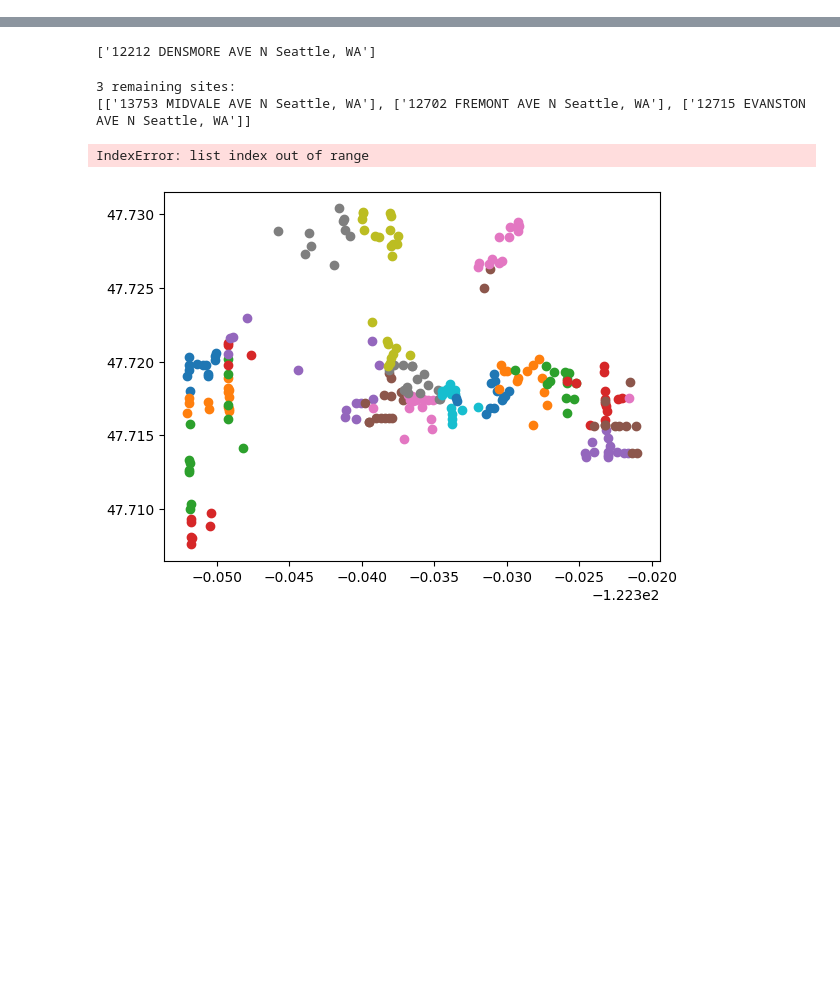
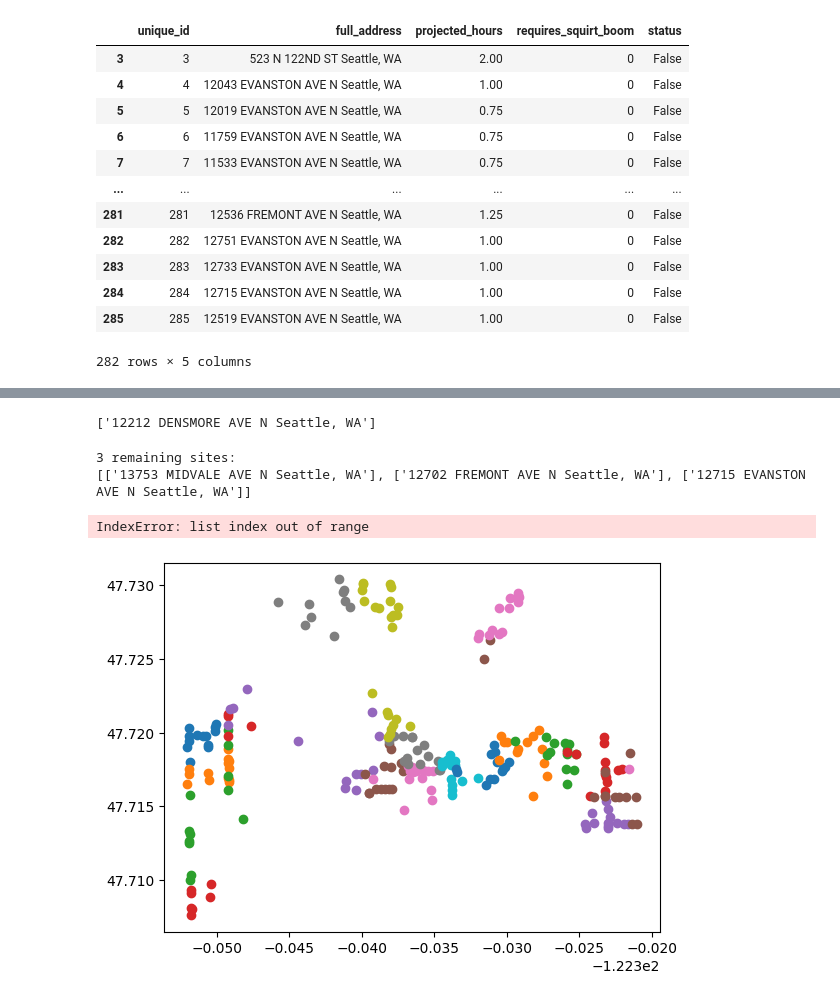
Before and after one commit to LukeCalvin/project, a Jupyter notebook: cluster_test.ipynb, the cells around one changed output, grey strips where cells are left out. Saved outputs shown, nothing was run; the diff lists cells and outputs as text; code cells hidden in the pictures; blank space fills up the shorter version.

```diff
--- a/cluster_test.ipynb
+++ b/cluster_test.ipynb
@@ -5,7 +5,7 @@ import numpy as np
 import gspread
 from matplotlib import pyplot as plt
 # %%
-client = gspread.service_account(filename="/Users/lukehakso/kemp/skeleton/project/jobtracker.json")
+client = gspread.service_account(filename="/Users/lukehakso/kemp/project/jobtracker.json")
 
 url = 'https://docs.google.com/spreadsheets/d/1M__pvslmhMRkXCl-7DEPc0PzvKj6qlgfc8antAd9hgI/edit#gid=223128104'
 sandbox_url = 'https://docs.google.com/spreadsheets/d/1Mab3WIIMxUuFdjzayu1kYBbeIf_-fsLI89vgx9GPKho/edit#gid=223128104'
@@ -36,4 +36,21 @@ raw.columns = munged_columns
 raw = raw.rename(columns={'squirt_boom': 'requires_squirt_boom'}).astype({'requires_squirt_boom': bool})
 
 df = raw.assign(unique_id=range(raw.shape[0]))
-data = df.loc[:,['unique_id', 'full_address','projected_hours','requires_squirt_boom']].astype({'requires_squirt_boom': int})
+data = df.loc[:,['unique_id', 'full_address','projected_hours','requires_squirt_boom', 'status']].astype({'requires_squirt_boom': int}).replace('Not Started',False).replace('Done',True).replace('In Process',False)
+data = data[data['status'] == False]
+# %%
+data
+# %% [output]
+|  | unique_id | full_address | projected_hours | requires_squirt_boom | status |
+| 3 | 3 | 523 N 122ND ST Seattle, WA | 2.00 | 0 | False |
+| 4 | 4 | 12043 EVANSTON AVE N Seattle, WA | 1.00 | 0 | False |
+| 5 | 5 | 12019 EVANSTON AVE N Seattle, WA | 0.75 | 0 | False |
+| 6 | 6 | 11759 EVANSTON AVE N Seattle, WA | 0.75 | 0 | False |
+| 7 | 7 | 11533 EVANSTON AVE N Seattle, WA | 0.75 | 0 | False |
+| ... | ... | ... | ... | ... | ... |
+| 281 | 281 | 12536 FREMONT AVE N Seattle, WA | 1.25 | 0 | False |
+| 282 | 282 | 12751 EVANSTON AVE N Seattle, WA | 1.00 | 0 | False |
+| 283 | 283 | 12733 EVANSTON AVE N Seattle, WA | 1.00 | 0 | False |
+| 284 | 284 | 12715 EVANSTON AVE N Seattle, WA | 1.00 | 0 | False |
+| 285 | 285 | 12519 EVANSTON AVE N Seattle, WA | 1.00 | 0 | False |
+282 rows × 5 columns
```
Also changed, not shown: parts of 4 cells of this notebook, 2 other files.
